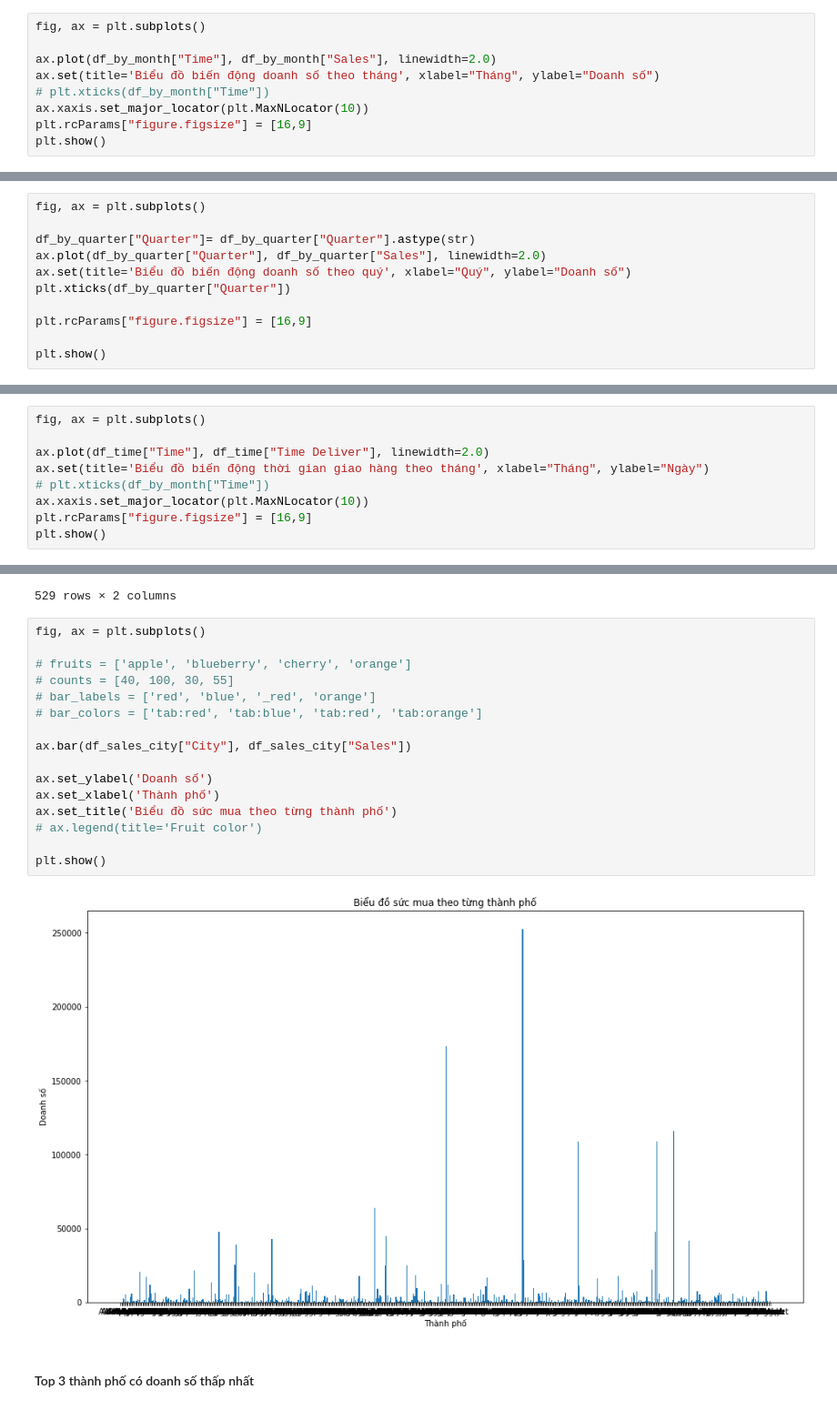
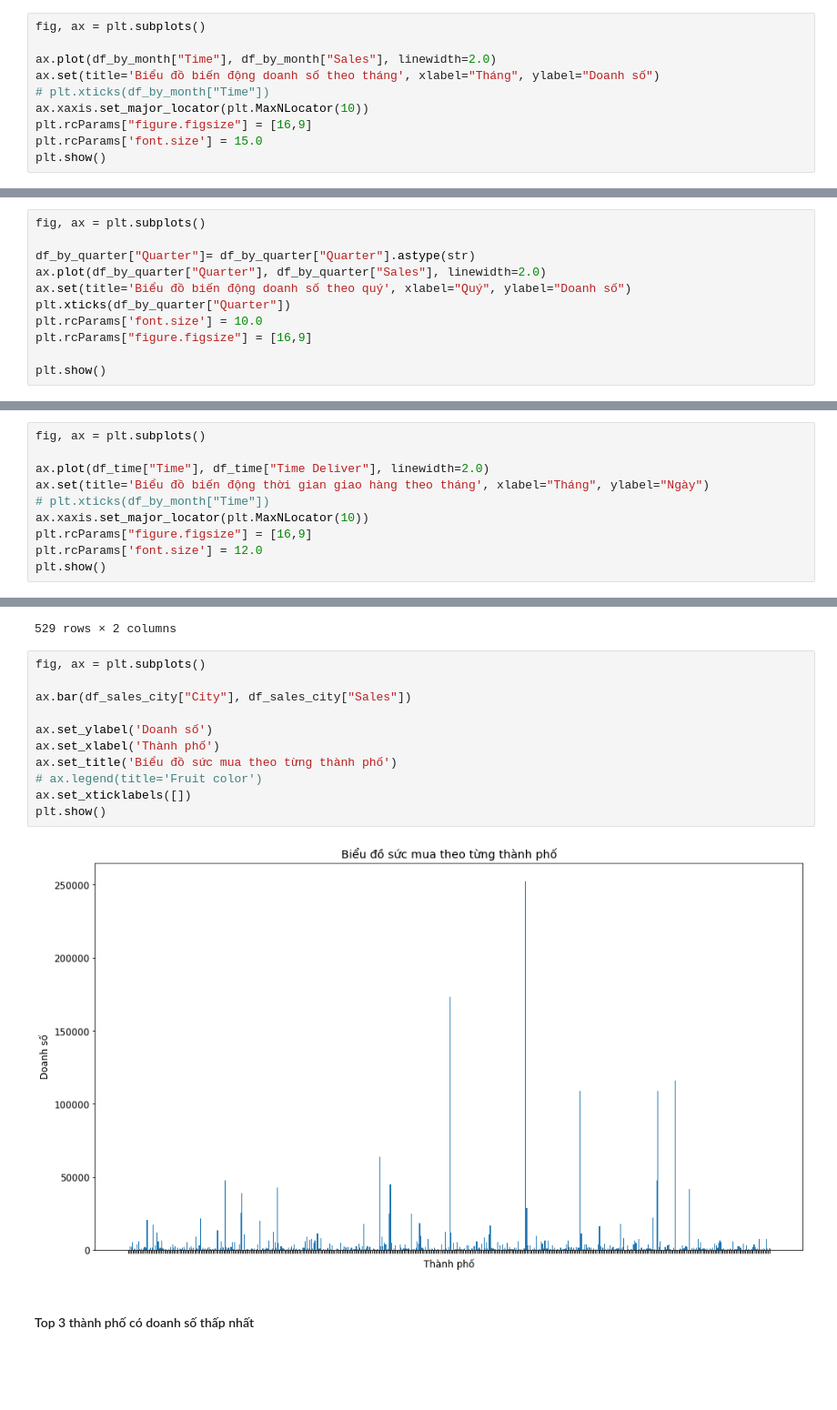
Before and after one commit to minhhieu9800/Python-MSE, a Jupyter notebook: Assignment.ipynb, the cells around one changed output, grey strips where cells are left out. Shown at 91% size. Saved outputs shown, nothing was run; the diff lists cells and outputs as text; blank space fills up the shorter version.

```diff
--- a/Assignment.ipynb
+++ b/Assignment.ipynb
@@ -160,5 +160,6 @@ ax.set(title='Biểu đồ biến động doanh số theo tháng', xlabel="Thán
 # plt.xticks(df_by_month["Time"])
 ax.xaxis.set_major_locator(plt.MaxNLocator(10))
 plt.rcParams["figure.figsize"] = [16,9]
+plt.rcParams['font.size'] = 15.0
 plt.show()
 # %% [output]
@@ -214,7 +217,7 @@ df_by_quarter["Quarter"]= df_by_quarter["Quarter"].astype(str)
 ax.plot(df_by_quarter["Quarter"], df_by_quarter["Sales"], linewidth=2.0)
 ax.set(title='Biểu đồ biến động doanh số theo quý', xlabel="Quý", ylabel="Doanh số")
 plt.xticks(df_by_quarter["Quarter"])
-
+plt.rcParams['font.size'] = 10.0
 plt.rcParams["figure.figsize"] = [16,9]
 
 plt.show()
@@ -297,5 +259,6 @@ ax.set(title='Biểu đồ biến động thời gian giao hàng theo tháng', x
 # plt.xticks(df_by_month["Time"])
 ax.xaxis.set_major_locator(plt.MaxNLocator(10))
 plt.rcParams["figure.figsize"] = [16,9]
+plt.rcParams['font.size'] = 12.0
 plt.show()
 # %% [output]
@@ -324,22 +287,17 @@ df_sales_city
 529 rows × 2 columns
 # %%
 fig, ax = plt.subplots()
-
-# fruits = ['apple', 'blueberry', 'cherry', 'orange']
-# counts = [40, 100, 30, 55]
-# bar_labels = ['red', 'blue', '_red', 'orange']
-# bar_colors = ['tab:red', 'tab:blue', 'tab:red', 'tab:orange']
 
 ax.bar(df_sales_city["City"], df_sales_city["Sales"])
 
 ax.set_ylabel('Doanh số')
 ax.set_xlabel('Thành phố')
 ax.set_title('Biểu đồ sức mua theo từng thành phố')
 # ax.legend(title='Fruit color')
-
+ax.set_xticklabels([])
 plt.show()
 # %% [output]
-[figure, old version]
+[figure, new version]
 # %% [markdown]
 #### Top 3 thành phố có doanh số thấp nhất
 # %%
```
Also changed, not shown: parts of 18 cells of this notebook.
